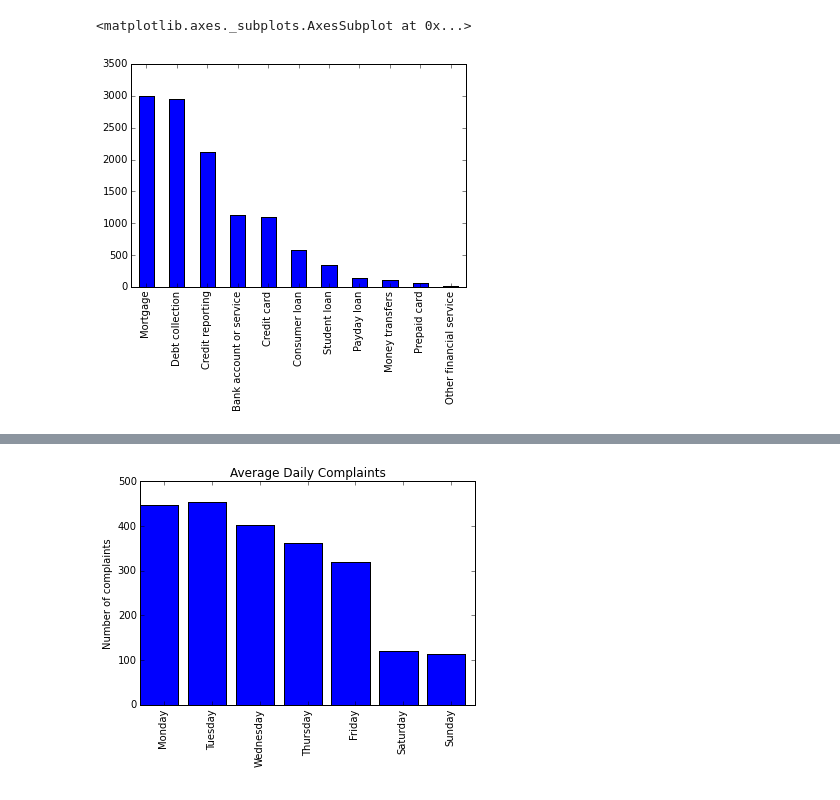
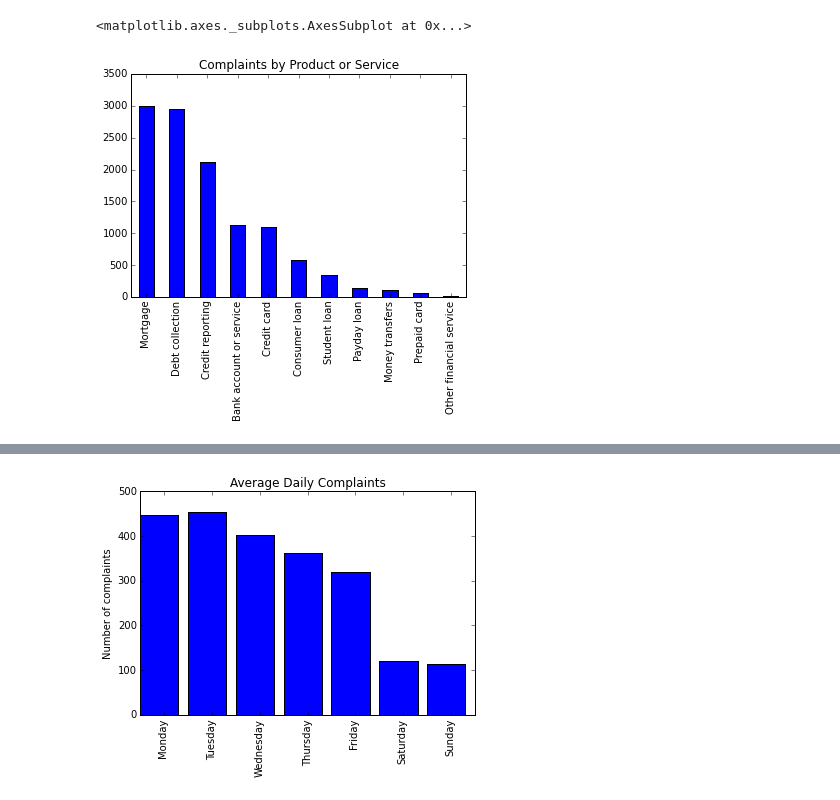
Before and after one commit to Shea-Wolfe/consumer-complaints, a Jupyter notebook: consumer_complaints.ipynb, the cells around one changed output, grey strips where cells are left out. Drawn from its saved outputs; the diff is of its cells as text; code cells hidden in the pictures.

```diff
--- a/consumer_complaints.ipynb
+++ b/consumer_complaints.ipynb
@@ -9,7 +9,7 @@ import matplotlib.pyplot as plt
 # %%
 complaints = pd.read_csv('complaints_dec_2014.csv')
 # %%
-complaints.Product.value_counts().plot(kind='bar')
+complaints.Product.value_counts().plot(kind='bar', title='Complaints by Product or Service')
 # %% [output]
 <matplotlib.axes._subplots.AxesSubplot at 0x...>
-[figure, old version]
+[figure, new version]
```
Also changed, not shown: parts of 6 cells of this notebook, 1 other file.
